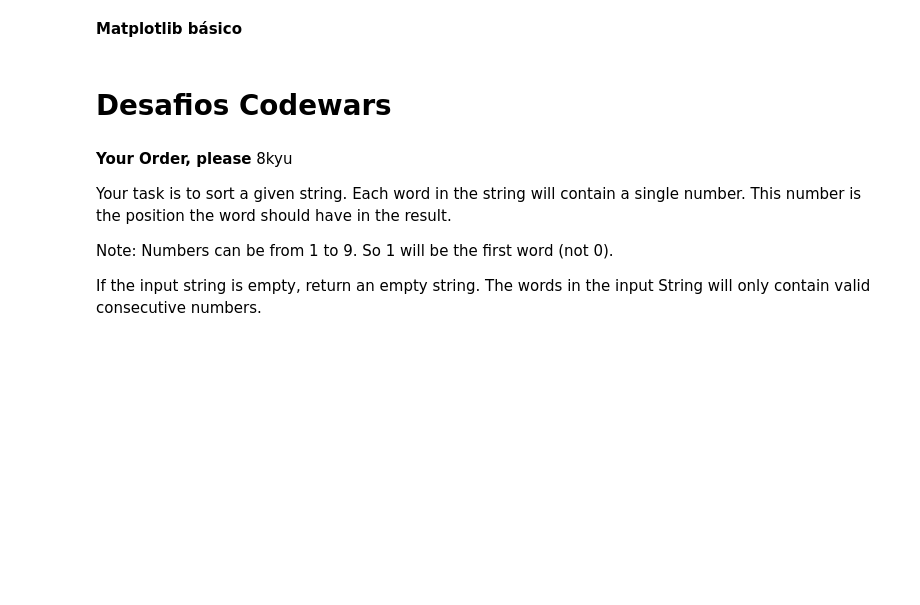
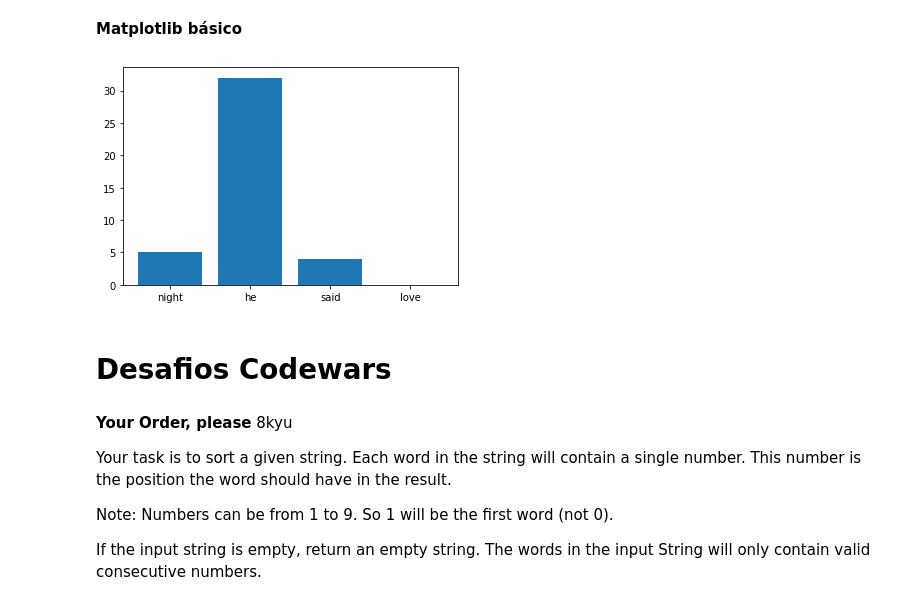
Before and after one commit to joaopalmaneto/estudos_ds_python, a Jupyter notebook: estudos.ipynb, the cells around one changed output. Saved outputs shown, nothing was run; the diff lists cells and outputs as text; code cells hidden in the pictures; blank space fills up the shorter version.

```diff
--- a/estudos.ipynb
+++ b/estudos.ipynb
@@ -708,0 +713,6 @@ array([ 6,  9, 12])
+# %%
+import pandas as pd
+
+taylor_swift = pd.read_csv('/home/jpalma/Documents/datasets/taylor_swift/taylor_swift.csv', encoding = 'latin-1')
+
+taylor_swift
@@ -708,0 +774,22 @@ array([ 6,  9, 12])
+# %%
+#para filtrar data frames por duas condições, um modo é utilizar a função logical_and
+from numpy import logical_and as logand
+
+tim_mcgraw = taylor_swift.loc[logand(
+    taylor_swift['album'] == 'Taylor Swift',
+    taylor_swift['track_n'] == 1
+    ),
+    'lyric'
+]
+# %%
+lines = []
+for i in tim_mcgraw:
+    lines.append(i)
+# %%
+words = {
+    'word':['night', 'he', 'said', 'love'],
+    'count': ['\n'.join(lines).count('night'),'\n'.join(lines).count('he'),'\n'.join(lines).count('said'),'\n'.join(lines).count('love')]
+}
+
+words_df = pd.DataFrame.from_dict(words, orient = 'columns')
+words_df
@@ -709,5 +802,12 @@ array([ 6,  9, 12])
 # %% [markdown]
 **Matplotlib básico**
+# %%
+import matplotlib.pyplot as plt
+
+plt.bar(words['word'], height = words['count'])
+plt.show()
+# %% [output]
+[figure, added]
 # %% [markdown]
 # Desafios Codewars
 # %% [markdown]
```
Also changed, not shown: parts of 6 cells of this notebook.
